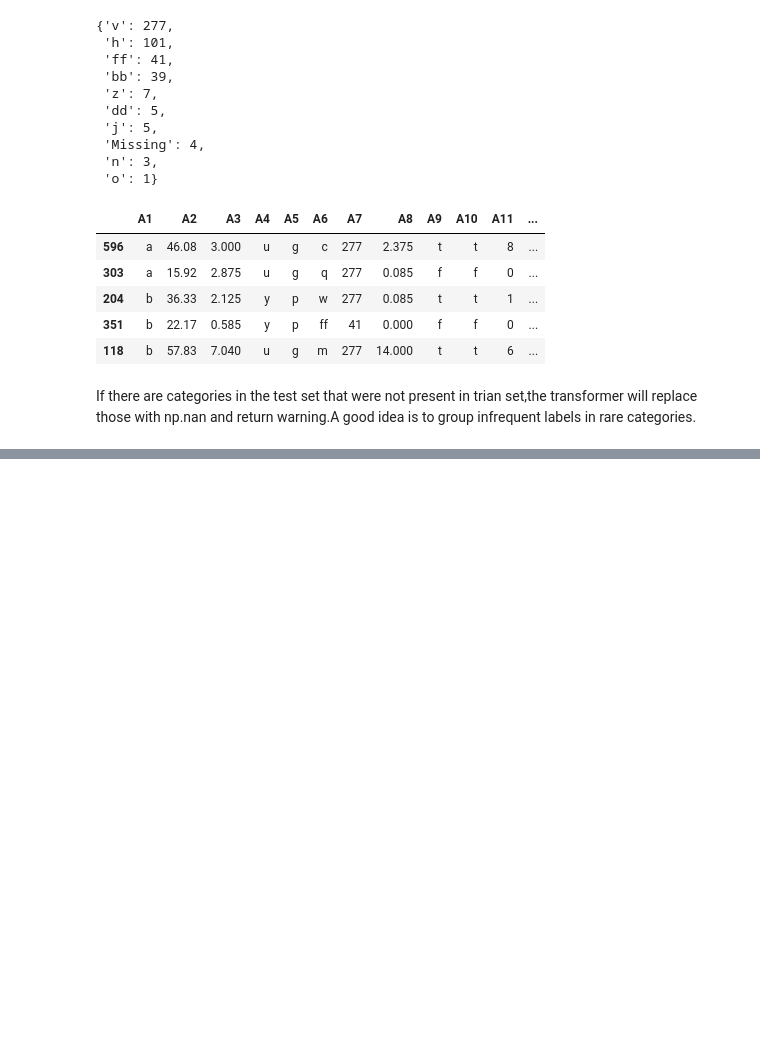
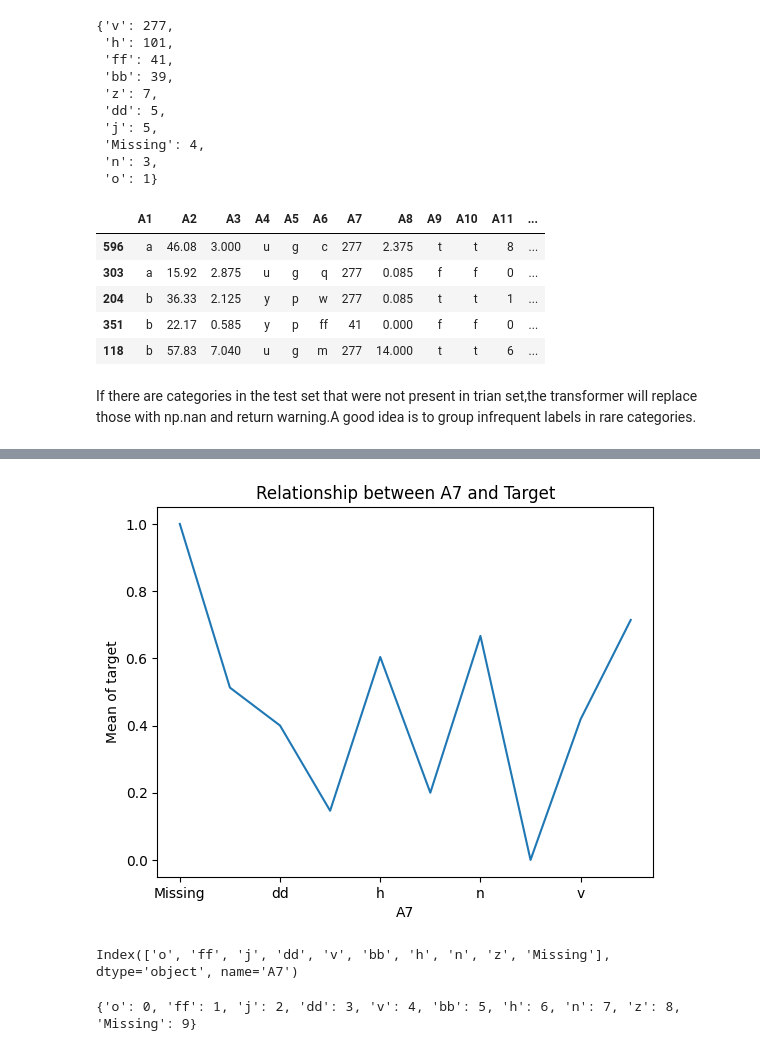
Before and after one commit to Chirag314/Feature-Engineering, a Jupyter notebook: Feature_Engineering_practise.ipynb, the cells around one changed output, grey strips where cells are left out. Drawn from its saved outputs; the diff is of its cells as text; code cells hidden in the pictures; blank space fills up the shorter version.

```diff
--- a/Feature_Engineering_practise.ipynb
+++ b/Feature_Engineering_practise.ipynb
@@ -949,0 +954,3 @@ If there are categories in the test set that were not present in trian set,the t
+# %%
+data=pd.read_csv('creditApprovalUCI.csv')
+data.head()
@@ -949,0 +964,21 @@ If there are categories in the test set that were not present in trian set,the t
+# %%
+
+X_train,X_test,y_train,y_test=train_test_split(data,data['A16'],test_size=0.3,random_state=0)
+X_train.groupby(['A7'])['A16'].mean().plot()
+plt.title('Relationship between A7 and Target')
+plt.ylabel('Mean of target')
+plt.show()
+# %% [output]
+[figure, added]
+# %%
+ordered_labels=X_train.groupby(['A7'])['A16'].mean().sort_values().index
+print(ordered_labels)
+# %% [output]
+Index(['o', 'ff', 'j', 'dd', 'v', 'bb', 'h', 'n', 'z', 'Missing'], dtype='object', name='A7')
+# %%
+#create a dictinary of category to integer
+# here we have to create swapped dictionary as we want ordered integer on right side and categories on left side of the dictionary so that we can map categories to integers.
+ordinal_mapping={k: i for i, k in enumerate(ordered_labels,0)}
+print(ordinal_mapping)
+# %% [output]
+{'o': 0, 'ff': 1, 'j': 2, 'dd': 3, 'v': 4, 'bb': 5, 'h': 6, 'n': 7, 'z': 8, 'Missing': 9}
```
Also changed, not shown: parts of 11 cells of this notebook.
